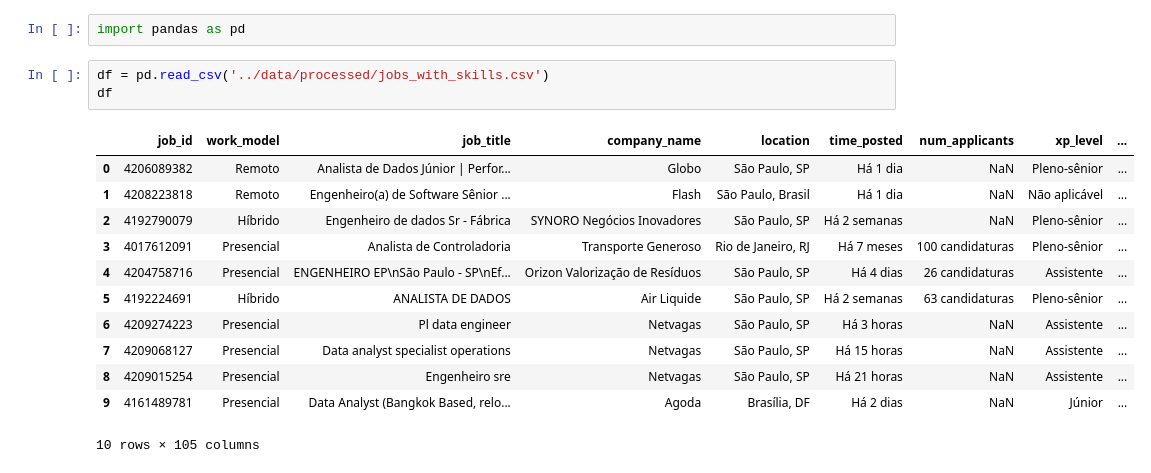
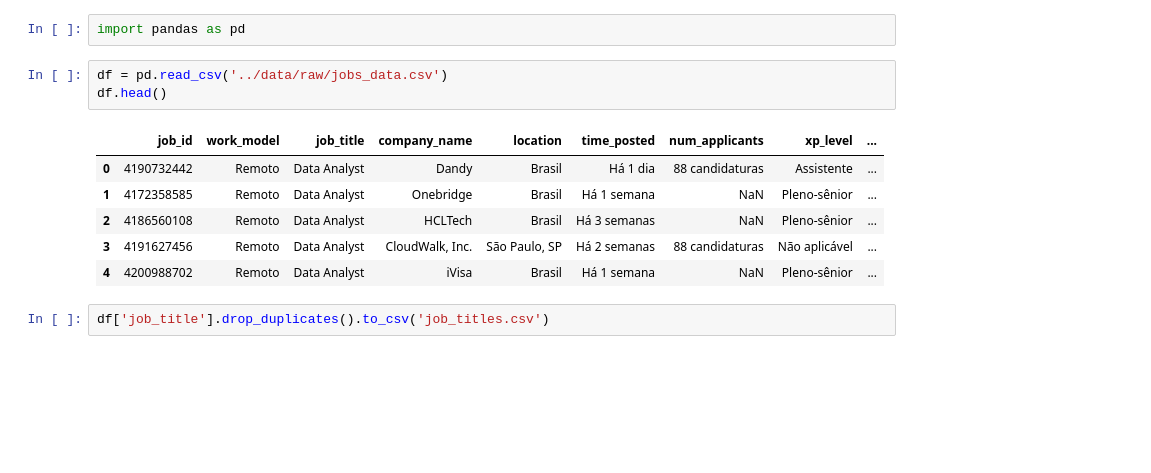
Before and after one commit to amaurineo/linkedin_jobs_analysis, a Jupyter notebook: notebooks/eda.ipynb, the cells around one changed output. Cells and saved outputs as stored; diff of their text form; blank space fills up the shorter version.

```diff
--- a/notebooks/eda.ipynb
+++ b/notebooks/eda.ipynb
@@ -1,18 +1,14 @@
 # %%
 import pandas as pd
 # %%
-df = pd.read_csv('../data/processed/jobs_with_skills.csv')
-df
+df = pd.read_csv('../data/raw/jobs_data.csv')
+df.head()
 # %% [output]
 |  | job_id | work_model | job_title | company_name | location | time_posted | num_applicants | xp_level | ... |
-| 0 | 4206089382 | Remoto | Analista de Dados Júnior | Perfor... | Globo | São Paulo, SP | Há 1 dia | NaN | Pleno-sênior | ... |
-| 1 | 4208223818 | Remoto | Engenheiro(a) de Software Sênior ... | Flash | São Paulo, Brasil | Há 1 dia | NaN | Não aplicável | ... |
-| 2 | 4192790079 | Híbrido | Engenheiro de dados Sr - Fábrica | SYNORO Negócios Inovadores | São Paulo, SP | Há 2 semanas | NaN | Pleno-sênior | ... |
-| 3 | 4017612091 | Presencial | Analista de Controladoria | Transporte Generoso | Rio de Janeiro, RJ | Há 7 meses | 100 candidaturas | Pleno-sênior | ... |
-| 4 | 4204758716 | Presencial | ENGENHEIRO EP\nSão Paulo - SP\nEf... | Orizon Valorização de Resíduos | São Paulo, SP | Há 4 dias | 26 candidaturas | Assistente | ... |
-| 5 | 4192224691 | Híbrido | ANALISTA DE DADOS | Air Liquide | São Paulo, SP | Há 2 semanas | 63 candidaturas | Pleno-sênior | ... |
-| 6 | 4209274223 | Presencial | Pl data engineer | Netvagas | São Paulo, SP | Há 3 horas | NaN | Assistente | ... |
-| 7 | 4209068127 | Presencial | Data analyst specialist operations | Netvagas | São Paulo, SP | Há 15 horas | NaN | Assistente | ... |
-| 8 | 4209015254 | Presencial | Engenheiro sre | Netvagas | São Paulo, SP | Há 21 horas | NaN | Assistente | ... |
-| 9 | 4161489781 | Presencial | Data Analyst (Bangkok Based, relo... | Agoda | Brasília, DF | Há 2 dias | NaN | Júnior | ... |
+| 0 | 4190732442 | Remoto | Data Analyst | Dandy | Brasil | Há 1 dia | 88 candidaturas | Assistente | ... |
+| 1 | 4172358585 | Remoto | Data Analyst | Onebridge | Brasil | Há 1 semana | NaN | Pleno-sênior | ... |
+| 2 | 4186560108 | Remoto | Data Analyst | HCLTech | Brasil | Há 3 semanas | NaN | Pleno-sênior | ... |
+| 3 | 4191627456 | Remoto | Data Analyst | CloudWalk, Inc. | São Paulo, SP | Há 2 semanas | 88 candidaturas | Não aplicável | ... |
+| 4 | 4200988702 | Remoto | Data Analyst | iVisa | Brasil | Há 1 semana | NaN | Pleno-sênior | ... |
-10 rows × 105 columns
+# %%
+df['job_title'].drop_duplicates().to_csv('job_titles.csv')
```
Also changed, not shown: parts of 14 cells of this notebook, 29 other files.
